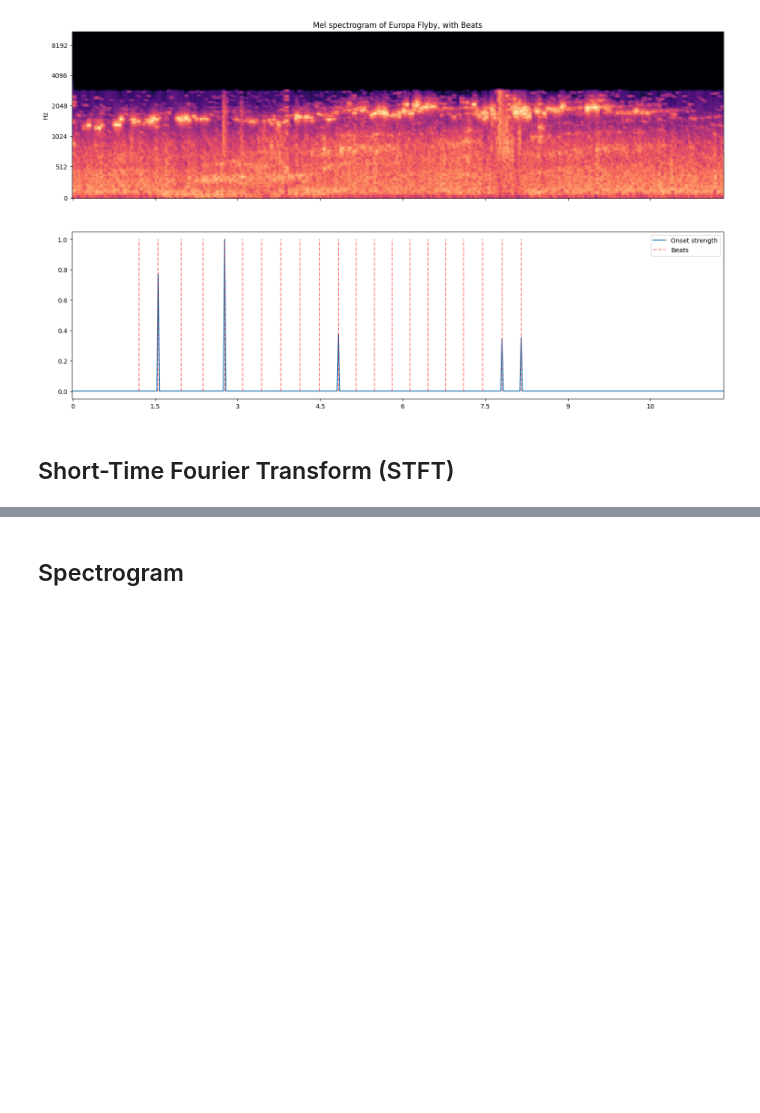
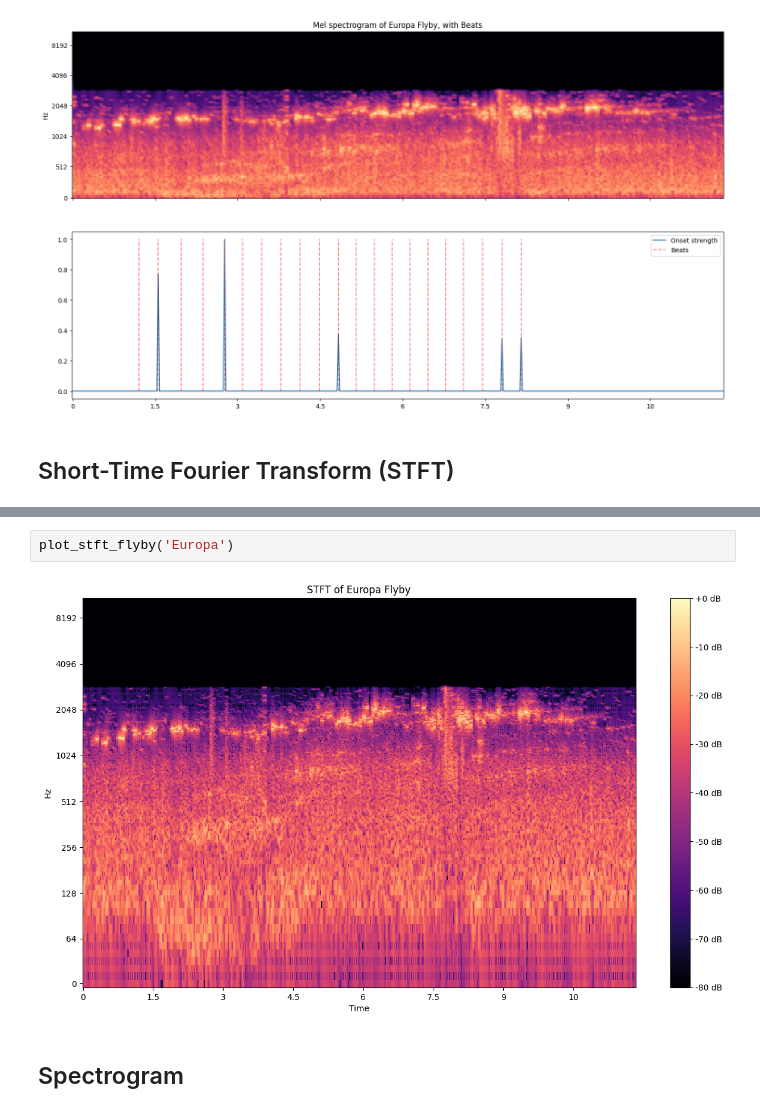
Before and after one commit to Bryan-Az/FeatureEngineering, a Jupyter notebook: Juno_Mission.ipynb, the cells around one changed output, grey strips where cells are left out. Saved outputs shown, nothing was run; the diff lists cells and outputs as text; blank space fills up the shorter version.

```diff
--- a/Juno_Mission.ipynb
+++ b/Juno_Mission.ipynb
@@ -76,3 +93,7 @@ plot_specbeat('Europa')
+# %%
+plot_stft_flyby('Europa')
+# %% [output]
+[figure, added]
 # %% [markdown]
 ## Spectrogram
 # %% [markdown]
```
Also changed, not shown: parts of 2 cells of this notebook.
